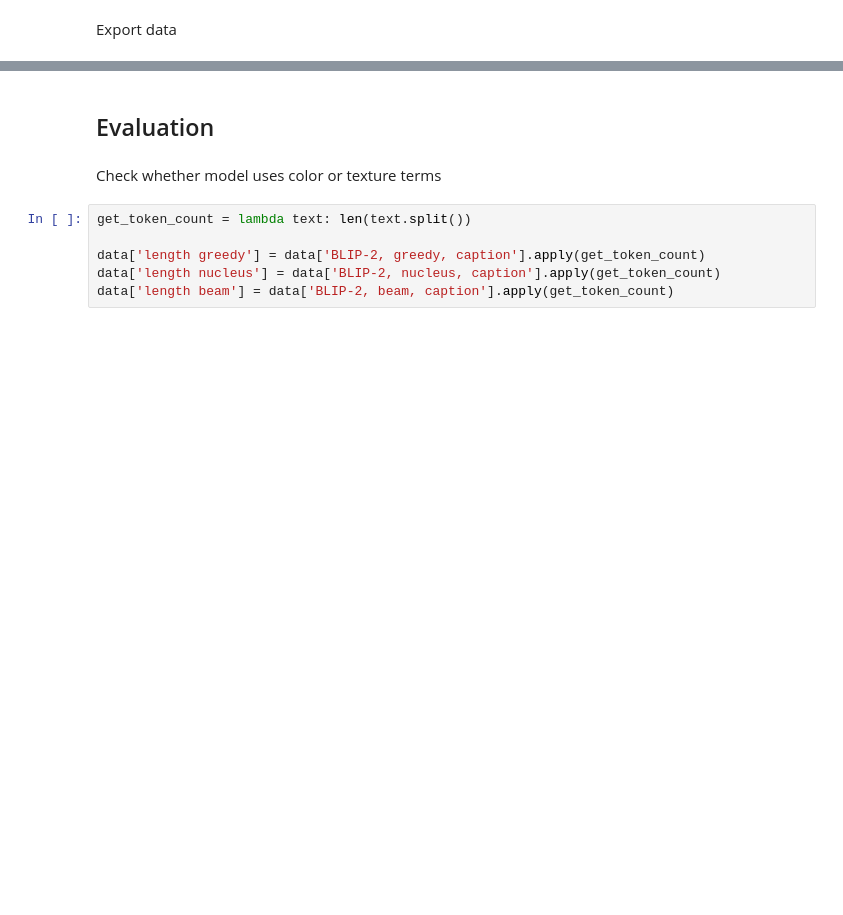
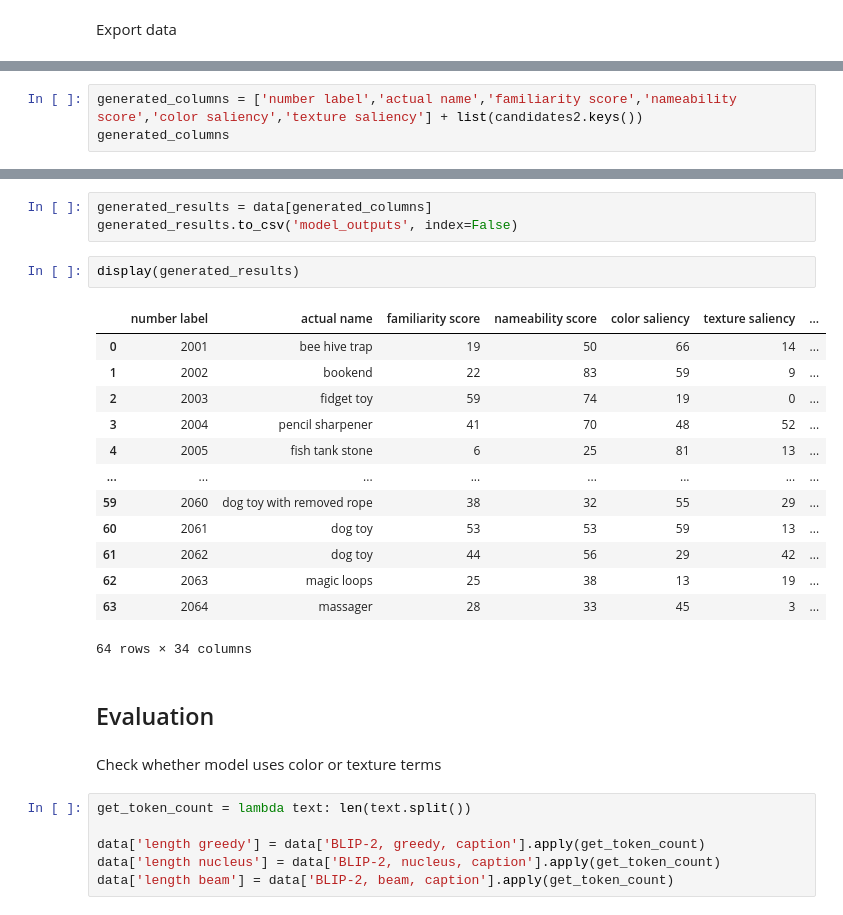
Before and after one commit to juellsprott/thesis-novel-objects, a Jupyter notebook: finalized_pipeline.ipynb, the cells around one changed output, grey strips where cells are left out. Drawn from its saved outputs; the diff is of its cells as text; blank space fills up the shorter version.

```diff
--- a/finalized_pipeline.ipynb
+++ b/finalized_pipeline.ipynb
@@ -229,0 +244,3 @@ data.to_csv(output_file, index=False)
+# %%
+generated_columns = ['number label','actual name','familiarity score','nameability score','color saliency','texture saliency'] + list(candidates2.keys())
+generated_columns
@@ -230,3 +273,22 @@ data.to_csv(output_file, index=False)
+# %%
+generated_results = data[generated_columns]
+generated_results.to_csv('model_outputs', index=False)
+# %%
+display(generated_results)
+# %% [output]
+|  | number label | actual name | familiarity score | nameability score | color saliency | texture saliency | ... |
+| 0 | 2001 | bee hive trap | 19 | 50 | 66 | 14 | ... |
+| 1 | 2002 | bookend | 22 | 83 | 59 | 9 | ... |
+| 2 | 2003 | fidget toy | 59 | 74 | 19 | 0 | ... |
+| 3 | 2004 | pencil sharpener | 41 | 70 | 48 | 52 | ... |
+| 4 | 2005 | fish tank stone | 6 | 25 | 81 | 13 | ... |
+| ... | ... | ... | ... | ... | ... | ... | ... |
+| 59 | 2060 | dog toy with removed rope | 38 | 32 | 55 | 29 | ... |
+| 60 | 2061 | dog toy | 53 | 53 | 59 | 13 | ... |
+| 61 | 2062 | dog toy | 44 | 56 | 29 | 42 | ... |
+| 62 | 2063 | magic loops | 25 | 38 | 13 | 19 | ... |
+| 63 | 2064 | massager | 28 | 33 | 45 | 3 | ... |
+64 rows × 34 columns
 # %% [markdown]
 ## Evaluation
 # %% [markdown]
```
Also changed, not shown: parts of 11 cells of this notebook, 2 other files.
